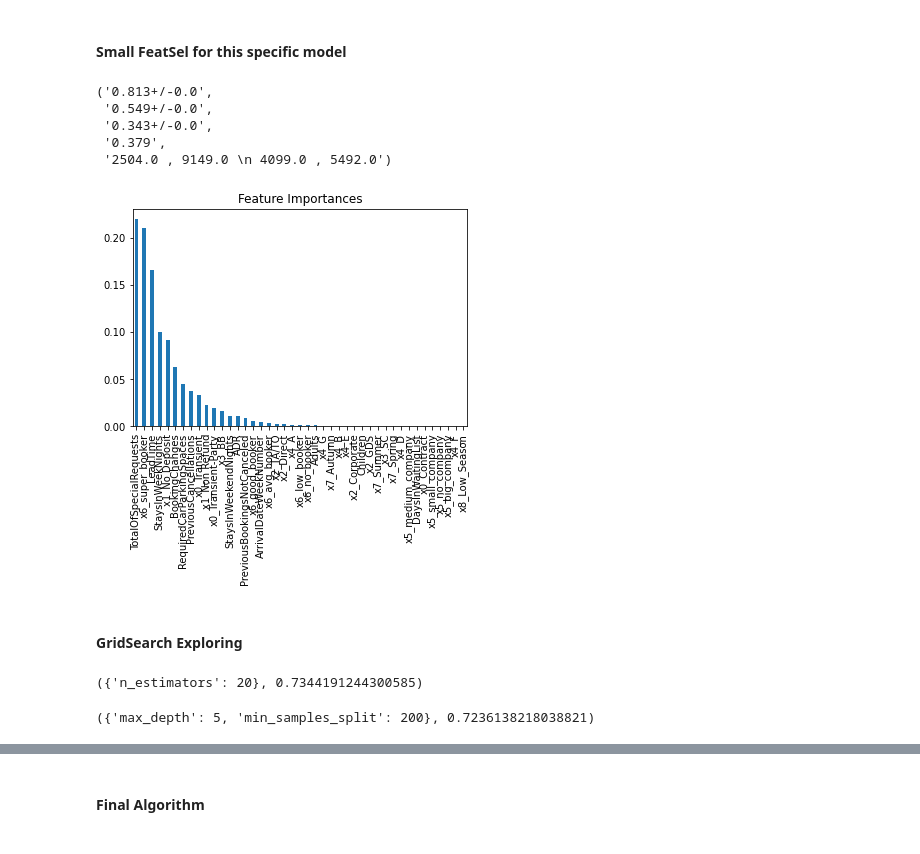
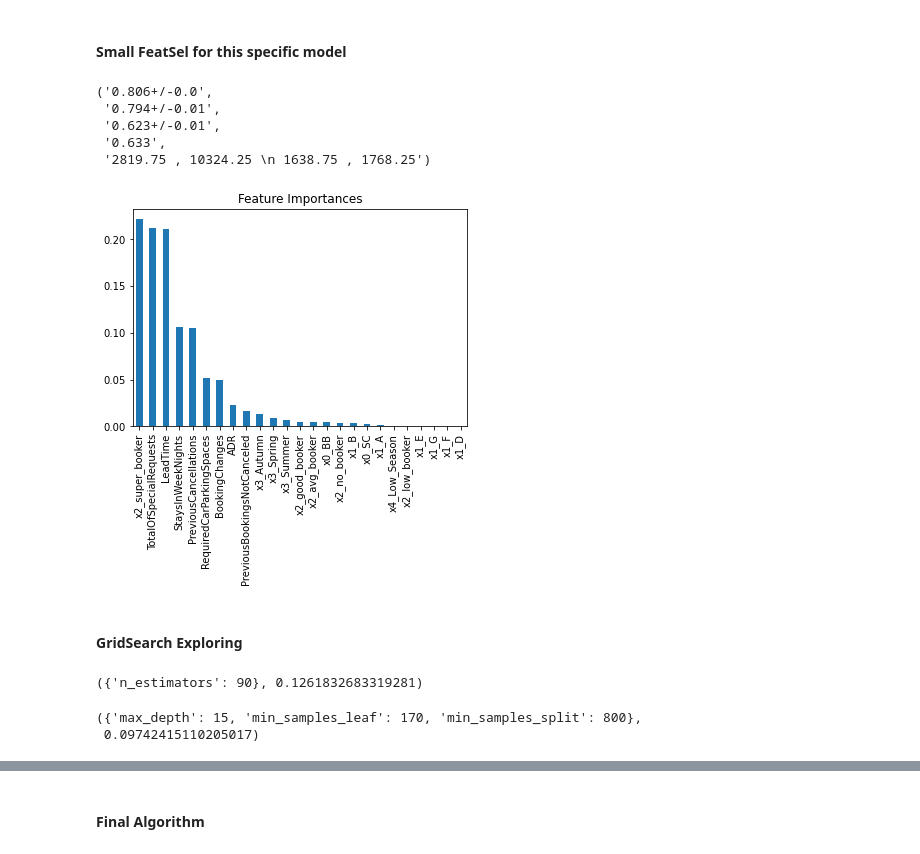
Before and after one commit to diogobulhosa/BC2, a Jupyter notebook: scripts/BCS-Notebook-Models-Bulhosa.ipynb, the cells around one changed output, grey strips where cells are left out. Saved outputs shown, nothing was run; the diff lists cells and outputs as text; code cells hidden in the pictures.

Commit message:
novo countries + atualizaçao modelos bulhosa

```diff
--- a/scripts/BCS-Notebook-Models-Bulhosa.ipynb
+++ b/scripts/BCS-Notebook-Models-Bulhosa.ipynb
@@ -53,3 +35,17 @@ feat_sel_var = ['ADR', 'BookingChanges', 'LeadTime', 'TotalOfSpecialRequests',
+# %%
+Train = pd.read_csv(r'../data/Train_year.csv', index_col=0)
+y_Train = pd.read_csv(r'../data/y_Train_year.csv', index_col= 0)
+
+Test = pd.read_csv(r'../data/Test_year.csv', index_col= 0)
+y_Test = pd.read_csv(r'../data/y_Test_year.csv', index_col= 0)
+# %%
+# from feature selection variables:
+features = ['ADR', 'LeadTime','StaysInWeekNights', 'TotalOfSpecialRequests',
+        'BookingChanges', 'PreviousBookingsNotCanceled', 'RequiredCarParkingSpaces', 'PreviousCancellations',
+        'x0_BB', 'x0_SC', 'x1_A', 'x1_B', 'x1_D',
+       'x1_E', 'x1_F', 'x1_G', 'x2_avg_booker', 'x2_good_booker',
+       'x2_low_booker', 'x2_no_booker', 'x2_super_booker', 'x3_Autumn',
+       'x3_Spring', 'x3_Summer', 'x4_Low_Season']
 # %% [markdown]
 ## Functions to Test Models
 # %%
@@ -89,7 +84,7 @@ def avg_score(model, data_to_slice, y_to_slice, columns_to_use, smote = True, rs
     for train_index, test_index in skf.split(data_to_slice[columns_to_use],y_to_slice):
         # get the indexes of the observations assigned for each partition
         X_train, X_val = data_to_slice[columns_to_use].iloc[train_index], data_to_slice[columns_to_use].iloc[test_index]
-        y_train, y_val = y_to_slice.iloc[train_index], y.iloc[test_index]
+        y_train, y_val = y_to_slice.iloc[train_index], y_to_slice.iloc[test_index]
 
         # SMOTE É AQUI
         if smote:
@@ -189,13 +184,13 @@ Entropy looks like the best choice although both criterias are very similar.
 param_grid = {
     'splitter': ['best', 'random'],
     'max_depth':range(5,16,2),
-    'min_samples_split':range(200,1001,200),
+    'min_samples_split':range(700,900,20),
     'min_samples_leaf': range(80,200,30),
     'min_impurity_decrease' : [0.01,0.03,0.05]
 }
 # Instantiate the grid search model
-grid_search = GridSearchCV(estimator = dt_entropy, param_grid = param_grid, scoring = 'precision')
+grid_search = GridSearchCV(estimator = dt_entropy, param_grid = param_grid, scoring = 'f1')
 
-grid_search.fit(X_train_val, y_train_val)
+grid_search.fit(Train, y_Train)
 grid_search.best_params_, grid_search.best_score_
 # %% [output]
@@ -220,14 +220,14 @@ gbm0 = GradientBoostingClassifier(random_state=10)
 #### Small FeatSel for this specific model
 # %%
 #Choose all predictors except target & IDcols
-avg_score(gbm0, X_train_val, y_train_val, X_train_val.columns,True,2,2, True)
+avg_score(gbm0, Train, y_Train, features,True,2,2, True)
 # %% [output]
-('0.813+/-0.0',
- '0.549+/-0.0',
- '0.343+/-0.0',
- '0.379',
- '2504.0 , 9149.0 \n 4099.0 , 5492.0')
+('0.806+/-0.0',
+ '0.794+/-0.01',
+ '0.623+/-0.01',
+ '0.633',
+ '2819.75 , 10324.25 \n 1638.75 , 1768.25')
-[figure, old version]
+[figure, new version]
 # %% [markdown]
 #### GridSearch Exploring
 # %%
@@ -239,14 +239,13 @@ gb_feats = ['TotalOfSpecialRequests', 'x6_super_booker', 'LeadTime',
 # boost param - learning_rate, n_estimators, subsample
 # %%
 # tree params
-gbm1 = GradientBoostingClassifier(learning_rate=0.1, min_samples_split=500,min_samples_leaf=50,max_depth=8,max_features='sqrt',subsample=0.8,random_state=10)
+gbm1 = GradientBoostingClassifier(random_state=10)
 param_grid = {
-    'n_estimators':range(20,81,10)
-}
+    'n_estimators':range(50,101,10)}
 # Instantiate the grid search model
-grid_search = GridSearchCV(estimator = gbm1, param_grid = param_grid, scoring = 'precision')
+grid_search = GridSearchCV(estimator = gbm1, param_grid = param_grid, scoring = 'f1')
 
-grid_search.fit(X_train_val[feat_sel_var], y_train_val)
+grid_search.fit(Train, y_Train)
 grid_search.best_params_, grid_search.best_score_
 # %% [output]
-({'n_estimators': 20}, 0.7344191244300585)
+({'n_estimators': 90}, 0.1261832683319281)
@@ -253,14 +257,14 @@ grid_search.best_params_, grid_search.best_score_
 # %%
-gbm2 = GradientBoostingClassifier(random_state=10, learning_rate=0.1, max_features='sqrt',n_estimators=20)
 # tree params
+gbm1 = GradientBoostingClassifier(random_state=10, n_estimators=90,learning_rate=0.1)
 param_grid = {
-    'max_depth':range(5,16,2),
-    'min_samples_split':range(200,1001,200)
-}
-# Instantiate the grid search model
-grid_search = GridSearchCV(estimator = gbm0, param_grid = param_grid, scoring = 'precision')
+   'max_depth':range(5,16,2),
+   'min_samples_split':range(200,1001,200),
+   'min_samples_leaf': range(80,200,30)}
+grid_search = GridSearchCV(estimator = gbm1, param_grid = param_grid, scoring = 'f1')
 
-grid_search.fit(X_train_val[feat_sel_var], y_train_val)
+grid_search.fit(Train, y_Train)
 grid_search.best_params_, grid_search.best_score_
 # %% [output]
-({'max_depth': 5, 'min_samples_split': 200}, 0.7236138218038821)
+({'max_depth': 15, 'min_samples_leaf': 170, 'min_samples_split': 800},
+ 0.09742415110205017)
```
Also changed, not shown: parts of 16 cells of this notebook, 9 other files.
